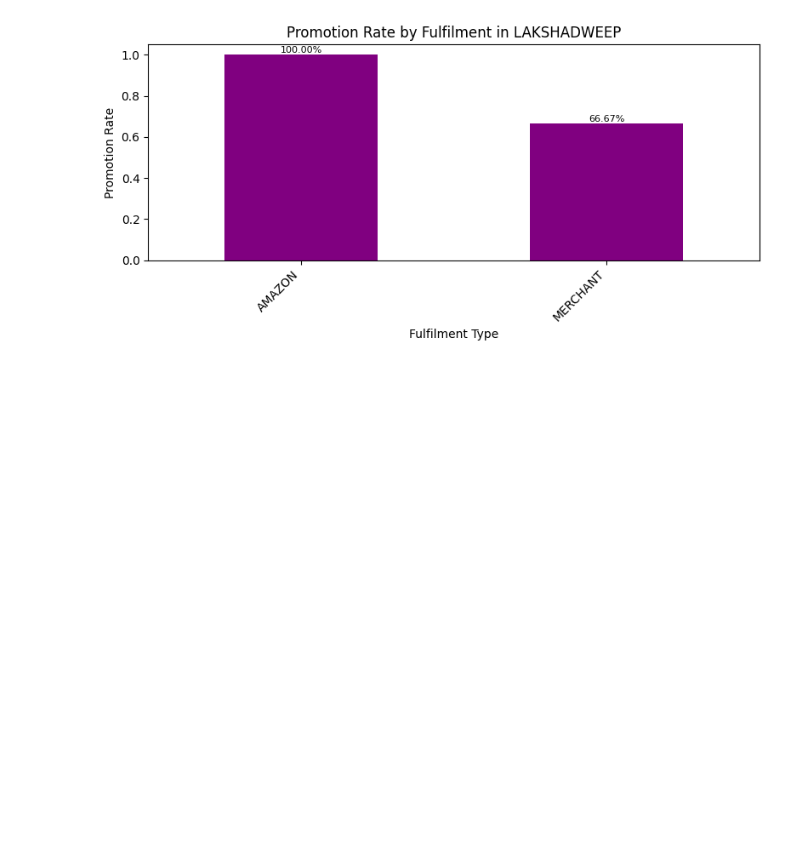
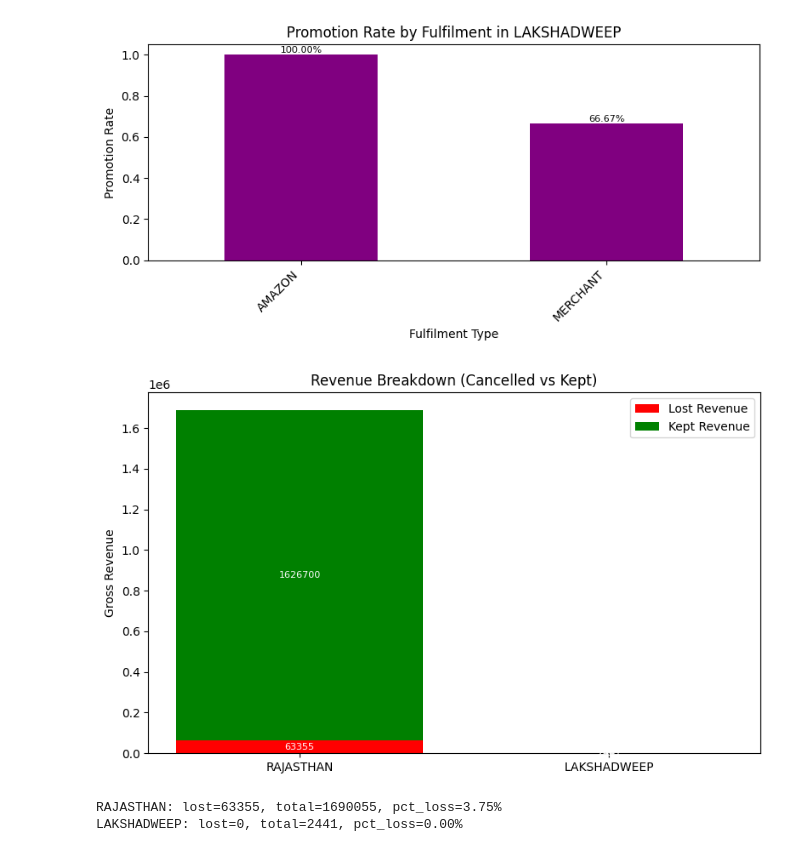
Before and after one commit to hsiaojietng/ShopX, a Jupyter notebook: ShopX_Analysis.ipynb, the cells around one changed output. Drawn from its saved outputs; the diff is of its cells as text; code cells hidden in the pictures; blank space fills up the shorter version.

```diff
--- a/ShopX_Analysis.ipynb
+++ b/ShopX_Analysis.ipynb
@@ -223,3 +224,34 @@ for state in ['RAJASTHAN', 'LAKSHADWEEP']:
 [figure]
 [figure]
 [figure]
+# %%
+# revenue loss analysis for specified states
+states = ['RAJASTHAN', 'LAKSHADWEEP']
+# total revenue by state
+state_total = df.groupby('ship-state')['gross_revenue'].sum().reindex(states).fillna(0)
+# revenue lost from cancelled orders
+state_lost = df[df['is_cancelled']].groupby('ship-state')['gross_revenue'].sum().reindex(states).fillna(0)
+state_kept = state_total - state_lost
+
+# stacked bar chart
+fig, ax = plt.subplots(figsize=(8,5))
+ax.bar(states, state_lost, label='Lost Revenue', color='red')
+ax.bar(states, state_kept, bottom=state_lost, label='Kept Revenue', color='green')
+for i, st in enumerate(states):
+    ax.text(i, state_lost.iloc[i]/2, f'{state_lost.iloc[i]:.0f}', ha='center', va='center', color='white', fontsize=8)
+    ax.text(i, state_lost.iloc[i] + state_kept.iloc[i]/2, f'{state_kept.iloc[i]:.0f}', ha='center', va='center', color='white', fontsize=8)
+
+plt.title('Revenue Breakdown (Cancelled vs Kept)')
+plt.ylabel('Gross Revenue')
+plt.legend()
+plt.tight_layout()
+plt.show()
+
+# print summary percentages
+for st in states:
+    pct = (state_lost[st] / state_total[st] * 100) if state_total[st] else 0
+    print(f"{st}: lost={state_lost[st]:.0f}, total={state_total[st]:.0f}, pct_loss={pct:.2f}%")
+# %% [output]
+[figure, added]
+RAJASTHAN: lost=63355, total=1690055, pct_loss=3.75%
+LAKSHADWEEP: lost=0, total=2441, pct_loss=0.00%
```
Also changed, not shown: parts of 4 cells of this notebook, 3 other files.
